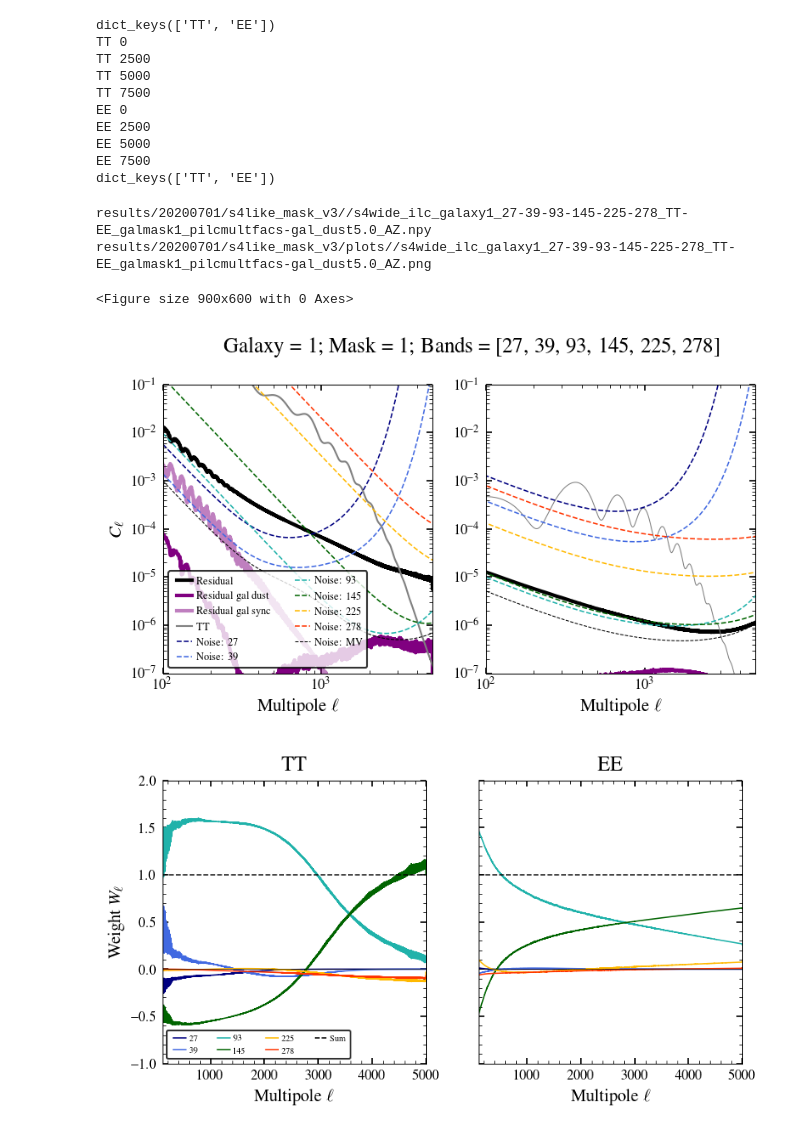
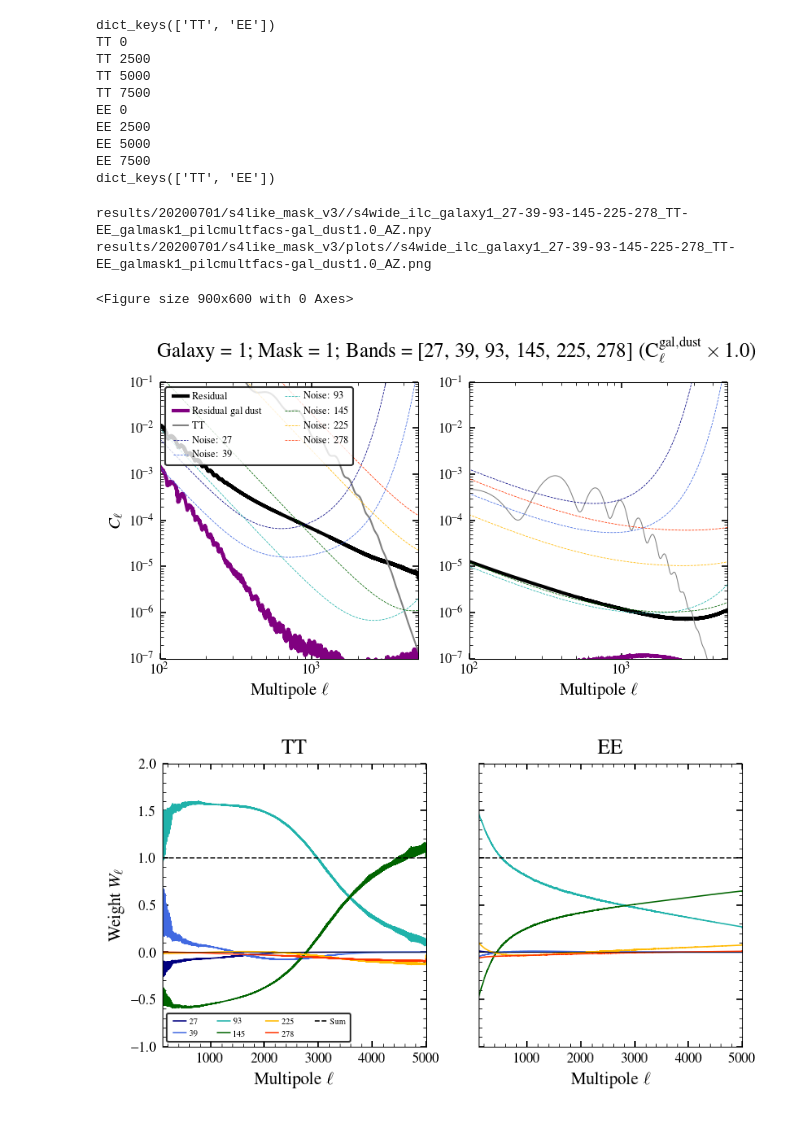
Before and after one commit to sriniraghunathan/DRAFT, a Jupyter notebook: scripts/notebooks/get_ilc_residuals_withcorrnoise_withgal_TTEETE_partialilcusingmultipliers_0.5.ipynb, the cells around one changed output. Drawn from its saved outputs; the diff is of its cells as text; code cells hidden in the pictures.

```diff
--- a/scripts/notebooks/get_ilc_residuals_withcorrnoise_withgal_TTEETE_partialilcusingmultipliers_0.5.ipynb
+++ b/scripts/notebooks/get_ilc_residuals_withcorrnoise_withgal_TTEETE_partialilcusingmultipliers_0.5.ipynb
@@ -75,7 +75,7 @@ if expname.find('cmbhd')>-1:
 
 #cl multipler - multiply a given spectra by some amount to perform partial ILC. similar to https://arxiv.org/abs/2102.05033
 cl_multiplier_dic = {}
-cl_multiplier_dic['gal_dust'] = 5.
+cl_multiplier_dic['gal_dust'] = 1.
 # %%
 #beam and noise arr
 beamarr = []
@@ -437,8 +437,8 @@ os.system('mkdir -p %s' %(plfolder))
 print(opfname)
 print(plname)
 # %% [output]
-results/20200701/s4like_mask_v3//s4wide_ilc_galaxy1_27-39-93-145-225-278_TT-EE_galmask1_pilcmultfacs-gal_dust5.0_AZ.npy
-results/20200701/s4like_mask_v3/plots//s4wide_ilc_galaxy1_27-39-93-145-225-278_TT-EE_galmask1_pilcmultfacs-gal_dust5.0_AZ.png
+results/20200701/s4like_mask_v3//s4wide_ilc_galaxy1_27-39-93-145-225-278_TT-EE_galmask1_pilcmultfacs-gal_dust1.0_AZ.npy
+results/20200701/s4like_mask_v3/plots//s4wide_ilc_galaxy1_27-39-93-145-225-278_TT-EE_galmask1_pilcmultfacs-gal_dust1.0_AZ.png
 # %%
 freq0, lmax = param_dict['freq0'], param_dict['lmax']
 if include_gal:
@@ -515,7 +515,7 @@ for cntr, which_spec in enumerate( which_spec_arr ):
     plot(el, cl_residual[which_spec], 'black', lw = 2., label = r'Residual')
     if (1): #show gal residuals here as well
         plot(el, fg_res_dic[which_spec]['gal_dust'], 'purple', lw = 2., label = r'Residual gal dust')
-        plot(el, fg_res_dic[which_spec]['gal_sync'], 'purple', lw = 2., label = r'Residual gal sync', alpha = 0.5)
+        #plot(el, fg_res_dic[which_spec]['gal_sync'], 'purple', lw = 2., label = r'Residual gal sync', alpha = 0.5)
     if which_spec == 'TT':
         plot(el_camb, cl_TT, 'gray', lw = 1., label = r'TT')
         '''
@@ -553,48 +553,52 @@ for cntr, which_spec in enumerate( which_spec_arr ):
             plot(el, cl_curr_fg, lw = 0.5, ls = '--', label = r'150: %s' %(curr_fg), alpha = 0.4)
         '''
     #for freq in freqarr:
     #    plot(el, cl_dic[which_spec][(freq,freq)], color = colordic[freq], lw = 0.5, ls = '-', label = r'%s' %(freq), alpha = 1.)
-    mv_comb_arr = []
-    for freq in freqarr:
-        if which_spec == 'TT':
-            nl = nl_dic['T'][(freq, freq)]
-        elif which_spec == 'EE':
-            nl = nl_dic['P'][(freq, freq)]
-        elif which_spec == 'TE':
-            nl = nl_dic['T'][(freq, freq)] * 0.
-        plot(el, nl, color = colordic[freq], lw = lwval, ls = '--', label = r'Noise: %s' %(freq))#, alpha = 0.5)
-        mv_comb_arr.append(1./nl)
-    mv_comb = 1./(np.sum(mv_comb_arr, axis = 0))
-    plot(el, mv_comb, color = 'k', lw = 0.5, ls = '--', label = r'Noise: MV')
-    #legend(loc=3, fancybox=1, ncol = 4, fontsize = 6);
+    if (1):
+        mv_comb_arr = []
+        for freq in freqarr:
+            if which_spec == 'TT':
+                nl = nl_dic['T'][(freq, freq)]
+            elif which_spec == 'EE':
+                nl = nl_dic['P'][(freq, freq)]
+            elif which_spec == 'TE':
+                nl = nl_dic['T'][(freq, freq)] * 0.
+            plot(el, nl, color = colordic[freq], lw = lwval*0.5, ls = '--', label = r'Noise: %s' %(freq))#, alpha = 0.5)
+            mv_comb_arr.append(1./nl)
+        mv_comb = 1./(np.sum(mv_comb_arr, axis = 0))
+        ###plot(el, mv_comb, color = 'k', lw = 0.5, ls = '--', label = r'Noise: MV')
+        #legend(loc=3, fancybox=1, ncol = 4, fontsize = 6);
 
     xlim(xmin, xmax);
     ylim(1e-7,1e-1);
     xlabel(r'Multipole $\ell$')
     if cntr == 0:
         ylabel(r'$C_{\ell}$')
-        legend(loc = 3, fontsize = 6, ncol = 2, handlelength = 2., handletextpad = 0.1)
+        legend(loc = 2, fontsize = 6, ncol = 2, handlelength = 2., handletextpad = 0.1)
     else:
         pass#setp(ax.get_yticklabels(which = 'both'), visible=False)
     for label in ax.get_xticklabels(): label.set_fontsize(fsval)
     for label in ax.get_yticklabels(): label.set_fontsize(fsval)
 
 #tit = 'Galaxy = %s; Mask = %s; Bands = %s' %(include_gal, param_dict['which_gal_mask'], str(freqarr))
 if remove_atm:
     tit = 'Galaxy = %s; Mask = %s; Bands = %s; no 1/f' %(include_gal, param_dict['which_gal_mask'], str(freqarr))
 else:
     if include_gal:
         tit = 'Galaxy = %s; Mask = %s; Bands = %s' %(include_gal, param_dict['which_gal_mask'], str(freqarr))
     else:
         tit = 'Galaxy = %s; Mask = N/A; Bands = %s' %(include_gal, str(freqarr))
 if (0):#not corr_noise:
     tit = '%s; No corr. noise' %(tit)
+if cl_multiplier_dic is not None:
+    if 'gal_dust' in cl_multiplier_dic:
+        tit = r'%s (C$_{\ell}^{\rm gal, dust} \times %s$)' %(tit, cl_multiplier_dic['gal_dust'])
 suptitle(r'%s' %tit, x = 0.53, y = 1.)
 savefig(plname)
 show()
 # %% [output]
 <Figure size 900x600 with 0 Axes>
-[figure, old version]
+[figure, new version]
 # %%
 #first plot weights
 fig = figure(figsize = (6,3))
```
